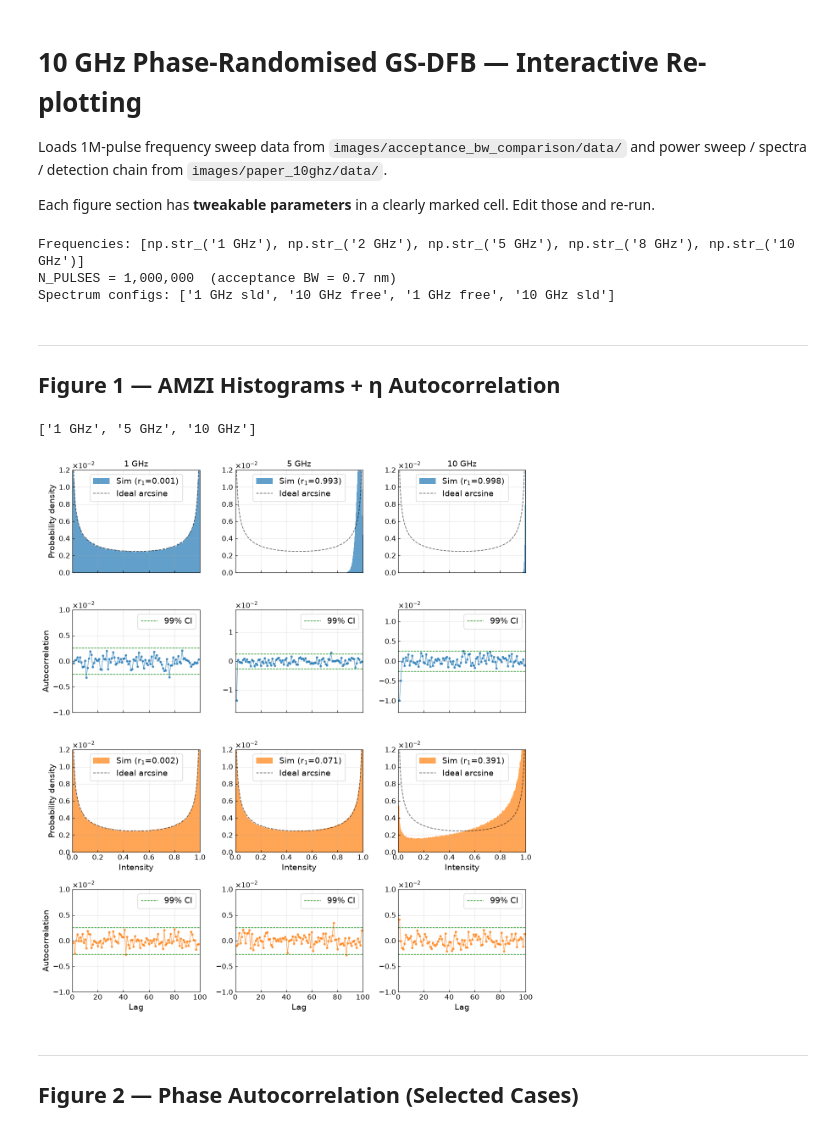
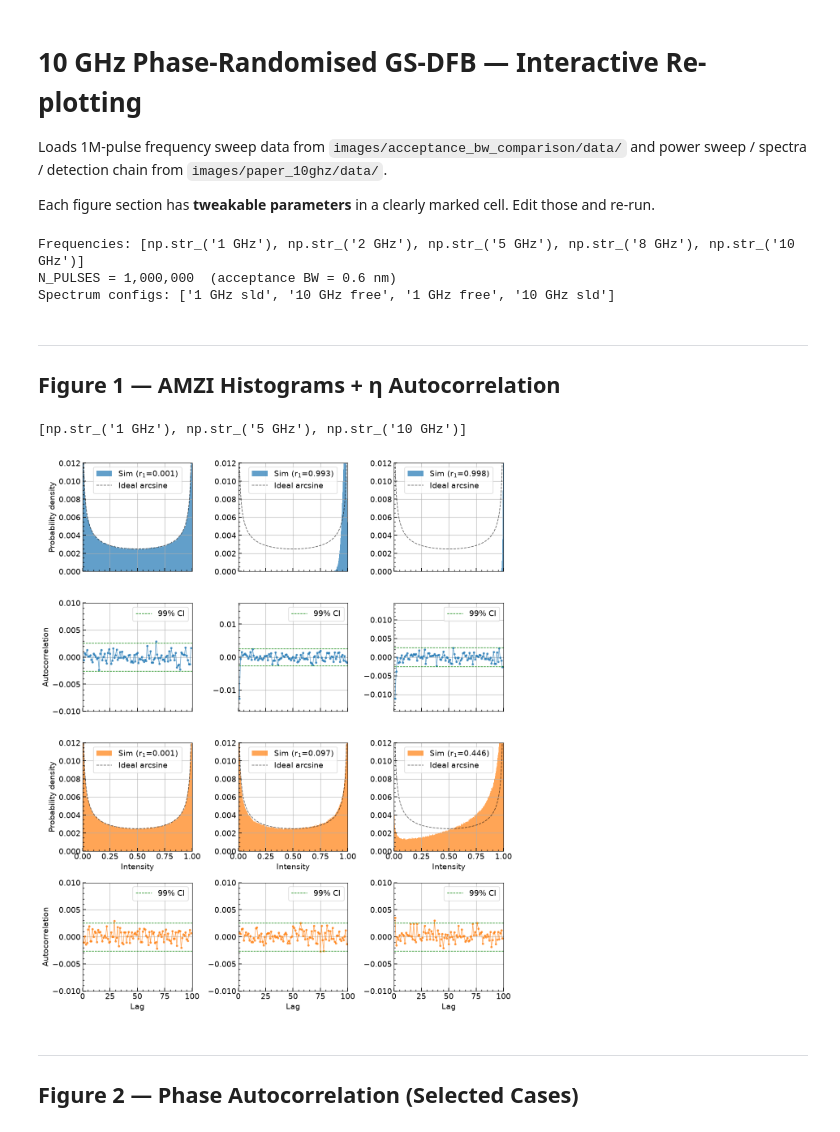
Before and after one commit to adambrzosko/LaserPINN, a Jupyter notebook: studies/replot_paper_10ghz.ipynb, the cells around one changed output. Drawn from its saved outputs; the diff is of its cells as text; code cells hidden in the pictures.

```diff
--- a/studies/replot_paper_10ghz.ipynb
+++ b/studies/replot_paper_10ghz.ipynb
@@ -12,8 +12,8 @@ import json
 from pathlib import Path
 
 # ── 1M-pulse frequency sweep (acceptance BW comparison) ───────
-ABW_DATA = Path('../images/acceptance_bw_comparison/data')
-ACCEPTANCE_BW = 0.7   # nm — change to 0.7 or 3.0 to switch
+ABW_DATA = Path('../images/acceptance_bw_comparison_v2/data')
+ACCEPTANCE_BW = 0.6   # nm — change to 0.6 or 3.0 to switch
 
 free_1m = np.load(ABW_DATA / 'free_running.npz', allow_pickle=True)
 sld_1m  = np.load(ABW_DATA / f'sld_bw{ACCEPTANCE_BW:.1f}nm.npz', allow_pickle=True)
@@ -52,7 +52,7 @@ for p in DATA.glob('spectrum_*.npz'):
 print(f'Spectrum configs: {list(spec_data.keys())}')
 # %% [output]
 Frequencies: [np.str_('1 GHz'), np.str_('2 GHz'), np.str_('5 GHz'), np.str_('8 GHz'), np.str_('10 GHz')]
-N_PULSES = 1,000,000  (acceptance BW = 0.7 nm)
+N_PULSES = 1,000,000  (acceptance BW = 0.6 nm)
 Spectrum configs: ['1 GHz sld', '10 GHz free', '1 GHz free', '10 GHz sld']
 # %%
 # Helpers
@@ -82,5 +82,3 @@ def bartlett_ci(n, confidence=0.99):
 # Theoretical arcsine PDF
 eta_th = np.linspace(0.001, 0.999, 500)
 arcsine_pdf = 1.0 / (np.pi * np.sqrt(eta_th * (1.0 - eta_th)))
-# %%
-plt.rcParams.update({'font.size': 14, 'axes.labelsize': 14, 'xtick.labelsize': 12, 'ytick.labelsize': 12})
@@ -103,7 +123,7 @@ freq_labels = freq_labels[0::2]
 # %%
 freq_labels
 # %% [output]
-['1 GHz', '5 GHz', '10 GHz']
+[np.str_('1 GHz'), np.str_('5 GHz'), np.str_('10 GHz')]
 # %%
 from matplotlib.ticker import ScalarFormatter
 fmt = ScalarFormatter(useMathText=True)
@@ -117,11 +137,6 @@ fig1, axes1 = plt.subplots(
     4, n_freq,
     figsize=(FIG1_FIGSIZE[0] * n_freq, FIG1_FIGSIZE[1] * 4))
 
-# fig1.suptitle(
-#     f'AMZI Splitting Ratio: Histograms and Autocorrelation ({N_PULSES//1000}k pulses)\n'
-#     f'Rows 1–2: free-running | Rows 3–4: 19 mW SLD injection (BW = {ACCEPTANCE_BW} nm)',
-#     fontsize=13, y=0.98)
-
 for col, flabel in enumerate(freq_labels):
     for blk, inj_label in enumerate(['free', 'sld']):
         eta = freq_sweep[f'{flabel}_{inj_label}_eta']
@@ -134,64 +149,50 @@ for col, flabel in enumerate(freq_labels):
         # Histogram
         ax_h = axes1[row_hist, col]
         color = 'C0' if blk == 0 else 'C1'
-        ax_h.hist(eta, bins=FIG1_BINS, weights=np.ones_like(eta)/len(eta), # density=True,
+        ax_h.hist(eta, bins=FIG1_BINS, weights=np.ones_like(eta)/len(eta),
                   alpha=FIG1_HIST_ALPHA, color=color,
                   label=f'Sim (r$_1$={r1:.3f})')
-        bin_width = 1.0 / FIG1_BINS  # η range [0,1] divided into 256 bins
+        bin_width = 1.0 / FIG1_BINS
         arcsine_scaled = arcsine_pdf * bin_width
         ax_h.plot(eta_th, arcsine_scaled, 'k--', lw=1.2, alpha=0.6,
                   label='Ideal arcsine')
         ax_h.set_xlim(0, 1)
         ax_h.set_ylim(0, FIG1_YLIM_HIST)
-        if row_hist == 0:
-            ax_h.set_title(flabel, fontsize=14)
         if col == 0:
-            tag = 'Free' if blk == 0 else 'SLD'
-            ax_h.set_ylabel(f'Probability density')
+            ax_h.set_ylabel('Probability density')
         ax_h.legend(fontsize=14, loc='upper center')
-        ax_h.grid(True, alpha=0.3)
         if row_hist < 2:
             ax_h.set_xticklabels([])
         else:
             ax_h.set_xlabel('Intensity')
-        ax_h.tick_params(axis='both', direction='in')
-        ax_h.yaxis.set_major_formatter(fmt)
-        ax_h.ticklabel_format(axis='y', style='sci', scilimits=(0, 0))
 
         # Autocorrelation
         ax_a = axes1[row_ac, col]
         lags = np.arange(len(eta_ac))
-        # ax_a.bar(lags[1:], eta_ac[1:], width=0.8,
-        #          color=color, alpha=0.7)
         ax_a.plot(lags[1:], eta_ac[1:], 'o-', ms=3, lw=1,
           color='C0' if blk == 0 else 'C1', alpha=0.7)
         ax_a.axhline(+ci99_eta, color='g', ls='--', lw=1)
         ax_a.axhline(-ci99_eta, color='g', ls='--', lw=1,
-                     label=f'{FIG1_CI_LEVEL*100:.0f}% CI') #= ±{ci99_eta:.4f}')
+                     label=f'{FIG1_CI_LEVEL*100:.0f}% CI')
         ax_a.set_xlim(0, FIG1_MAX_LAG)
         if col == 0:
-            tag = 'Free' if blk == 0 else 'SLD'
-            ax_a.set_ylabel(f'Autocorrelation')
-        ax_a.grid(True, alpha=0.3)
+            ax_a.set_ylabel('Autocorrelation')
         ymax = max(0.01, 1.3 * np.max(np.abs(eta_ac[1:])))
         ax_a.set_ylim(-min(ymax, 1.0), min(ymax, 1.0))
         if row_ac < 3:
             ax_a.set_xticklabels([])
         else:
             ax_a.set_xlabel('Lag')
         ax_a.legend(fontsize=14, loc='upper right')
-        ax_a.tick_params(axis='both', direction='in')
-        ax_a.yaxis.set_major_formatter(fmt)
-        ax_a.ticklabel_format(axis='y', style='sci', scilimits=(0, 0))
 
-plt.tight_layout(rect=[0, 0, 1, 0.96])
+plt.tight_layout()
 if FIG1_SAVE:
     fig1.savefig(OUT / 'sim_phase_randomisation.png',
                  dpi=FIG1_DPI, bbox_inches='tight')
     print(f'Saved: {OUT}/sim_phase_randomisation.png')
 plt.show()
 # %% [output]
-[figure, old version]
+[figure, new version]
 # %% [markdown]
 ---
 ## Figure 2 — Phase Autocorrelation (Selected Cases)
```
Also changed, not shown: parts of 37 cells of this notebook, 19 other files.
